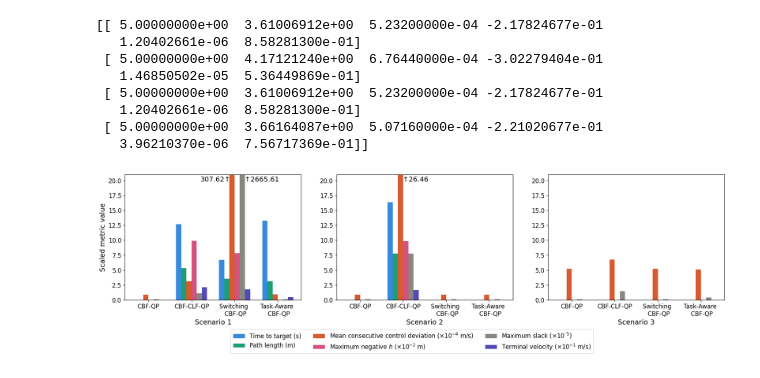
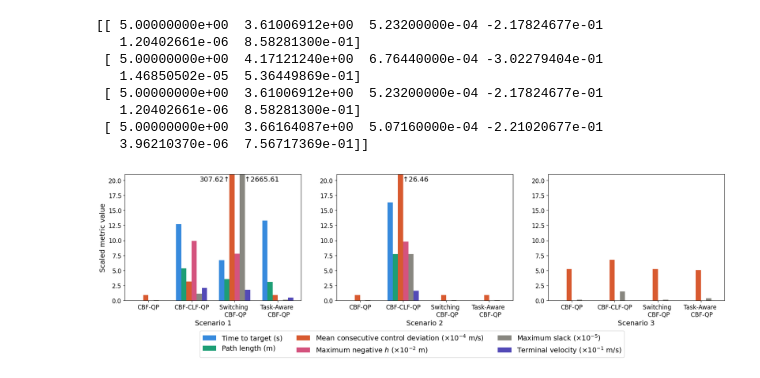
Before and after one commit to famsvip/Robot-Navigation-Collision-Avoidance-, a Jupyter notebook: data/plotting.ipynb, the cells around one changed output. Drawn from its saved outputs; the diff is of its cells as text; code cells hidden in the pictures.

```diff
--- a/data/plotting.ipynb
+++ b/data/plotting.ipynb
@@ -933,7 +933,7 @@ plt.rcParams.update({
     "axes.labelsize": 14,
     "xtick.labelsize": 12,
     "ytick.labelsize": 12,
-    "legend.fontsize": 12,
+    "legend.fontsize": 14,
 })
 a_values = [0.2, 0.4, 0.6, 0.8, 1.0]
 b_values = [0.5, 1.0, 1.5, 2.0, 2.5]
@@ -944,14 +944,14 @@ scales = [1, 1, 10000, 100, 1e6, 10]
 metric_labels = [
     'Time to target (s)',
     'Path length (m)',
-    r'Mean consecutive control deviation (×10$^{⁻4}$ m/s)',
+    r'Mean consecutive control deviation (×10$^{-4}$ m/s)',
     r'Maximum negative $h$ (×$10^{-2}$)',
     r'Maximum slack activation (×$10^{-6}$)',
     r'Terminal velocity (×$10^{-1}$ m/s)'
 ]
 colors = ['#378ADD', '#1D9E75', '#D85A30', '#D4537E', '#888780', '#534AB7']
 
-fig, (ax1, ax2, ax3) = plt.subplots(1,3,figsize=(15, 5))
+fig, (ax1, ax2, ax3) = plt.subplots(1,3,figsize=(18, 5))
 for i, (label, color, scale) in enumerate(zip(metric_labels, colors, scales)):
     ax1.plot(a_values, parameters_a[:, i] * scale, color=color, marker='o',
             linewidth=1.5, markersize=5, label=label)
@@ -971,6 +971,8 @@ ax1.set_xlabel('Varying a parameter (b=2.0, c=0.5)')
 ax2.set_xlabel('Varying b parameter (a=0.2, c=0.5)')
 ax3.set_xlabel('Varying c parameter (a=0.2, b=2.0)')
 ax1.set_ylabel('Scaled metric value')
+# ax2.set_ylabel('Scaled metric value')
+# ax3.set_ylabel('Scaled metric value')
 handles, labels = ax2.get_legend_handles_labels()
 fig.legend(handles, labels,
           loc='upper center',
@@ -1367,7 +1369,7 @@ def annotate_bars_mix(ax, data, scales, offsets, ylim_max):
             val = data[j, i] * scale
             x = j + offsets[i]
             if val > ylim_max and i < 3:
-                ax.text(x-0.39, ylim_max - 0.3, f'{val:.2f}↑',
+                ax.text(x-0.4, ylim_max - 0.3, f'{val:.2f}↑',
                         ha='center', va='top', fontsize=14, color='black')
             elif val > ylim_max and i >= 3:
                 ax.text(x+0.45, ylim_max - 0.3, f'↑{val:.2f}',
@@ -1384,7 +1386,7 @@ plt.rcParams.update({
     "axes.labelsize": 14,
     "xtick.labelsize": 12,
     "ytick.labelsize": 12,
-    "legend.fontsize": 12,
+    "legend.fontsize": 14,
 })
 
 a_values = [0.2, 0.4, 0.6, 0.8]
@@ -1397,7 +1399,7 @@ metric_labels = [
     'Path length (m)',
     r'Mean consecutive control deviation (×$10^{-4}$ m/s)',
     r'Maximum negative $h$ (×$10^{-2}$ m)',
-    r'Maximum slack (×$10^{⁻5}$)',
+    r'Maximum slack (×$10^{-5}$)',
     r'Terminal velocity (×$10^{-1}$ m/s)'
 ]
 colors = ['#378ADD', '#1D9E75', '#D85A30', '#D4537E', '#888780', '#534AB7']
@@ -1426,31 +1428,33 @@ ax1.set_ylim(0, 21)
 
 for i, (label, color, scale) in enumerate(zip(metric_labels, colors, scales)):
     ax2.bar(np.arange(n_vals) + offsets[i], parameters_scenario2[:, i] * scale,
             width=width, color=color, label=label)
 ax2.set_xticks(range(n_vals))
 ax2.set_xticklabels(word_labels)
 ax2.set_xlabel('Scenario 2')
+# ax2.set_ylabel('Scaled metric value')
 ax2.set_ylim(0, 21)
 
 for i, (label, color, scale) in enumerate(zip(metric_labels, colors, scales)):
     ax3.bar(np.arange(n_vals) + offsets[i], parameters_scenario3[:, i] * scale,
             width=width, color=color, label=label)
 ax3.set_xticks(range(n_vals))
 ax3.set_xticklabels(word_labels)
 ax3.set_xlabel('Scenario 3')
+# ax3.set_ylabel('Scaled metric value')
 ax3.set_ylim(0, 21)
 
 annotate_bars_mix(ax1, parameters_scenario1, scales, offsets, ylim_max)
 annotate_bars_right(ax2, parameters_scenario2, scales, offsets, ylim_max)
 annotate_bars_right(ax3, parameters_scenario3, scales, offsets, ylim_max)
 
 handles, labels = ax1.get_legend_handles_labels()
 fig.legend(handles, labels,
            loc='upper center',
            bbox_to_anchor=(0.5, 0.10),
            ncol=3)
 plt.tight_layout()
 plt.subplots_adjust(wspace=0.2, bottom=0.25)
 plt.show()
 # %% [output]
-[figure, old version]
+[figure, new version]
```
Also changed, not shown: parts of 4 cells of this notebook.
